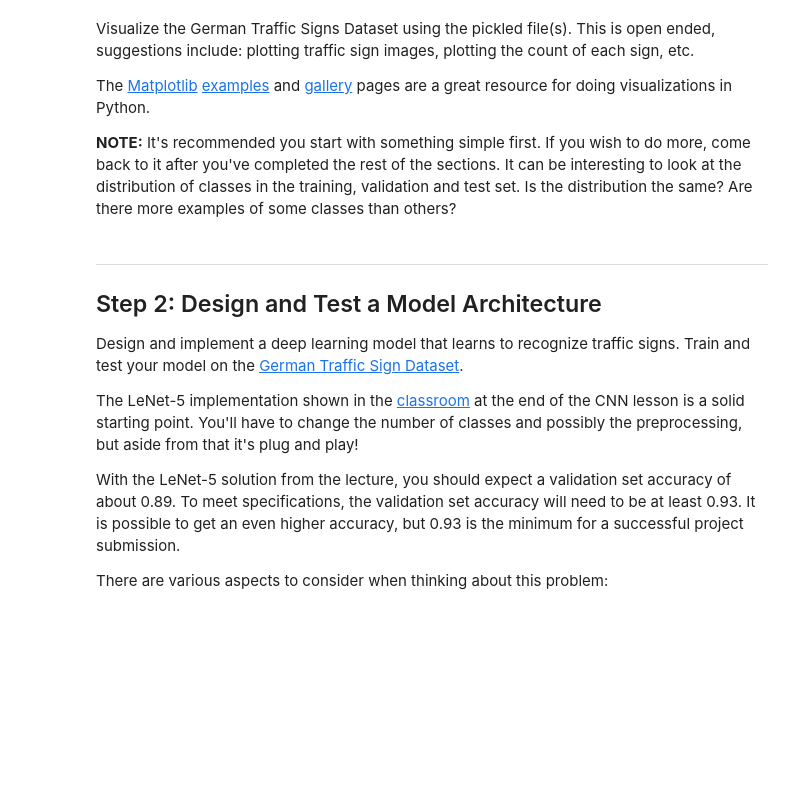
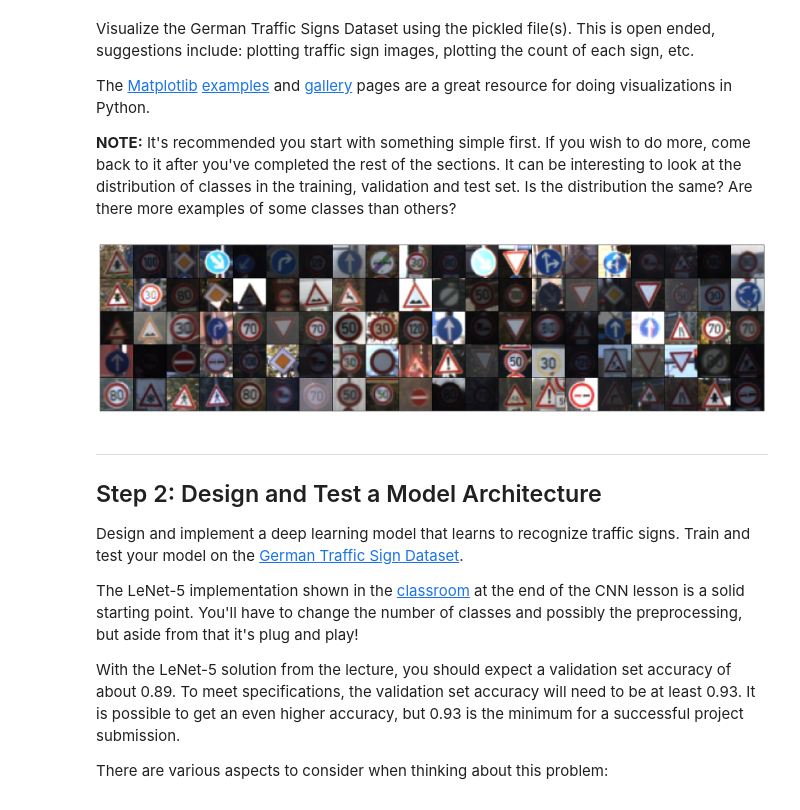
Before and after one commit to falangjoe/self-driving, a Jupyter notebook: CarND-Traffic-Sign-Classifier-Project/Traffic_Sign_Classifier.ipynb, the cells around one changed output. Cells and saved outputs as stored; diff of their text form; code cells hidden in the pictures; blank space fills up the shorter version.

```diff
--- a/CarND-Traffic-Sign-Classifier-Project/Traffic_Sign_Classifier.ipynb
+++ b/CarND-Traffic-Sign-Classifier-Project/Traffic_Sign_Classifier.ipynb
@@ -99,3 +93,40 @@ import matplotlib.pyplot as plt
+# %%
+### Data exploration visualization code goes here.
+### Feel free to use as many code cells as needed.
+import matplotlib.pyplot as plt
+import math
+import numpy.random as random
+# Visualizations will be shown in the notebook.
+
+%matplotlib inline
+%config InlineBackend.figure_format = 'retina'
+
+
+def show_training_images(rows, columns):
+
+    images = X_train[random.randint(0,n_train,rows*columns)]
+
+    fig, axes = plt.subplots(
+        nrows = rows,
+        ncols = columns,
+        sharex=True,
+        sharey=True,
+        figsize=(columns, rows)
+    )
+
+    plt.subplots_adjust(left=0,right=1,bottom=0,top=1)
+
+    for ii, ax in enumerate(axes.flatten()):
+        ax.imshow(images[ii])
+        ax.xaxis.set_visible(False)
+        ax.yaxis.set_visible(False)
+
+    plt.subplots_adjust(wspace=0, hspace=0)
+
+
+show_training_images(rows = 5, columns = 20)
+# %% [output]
+[figure, added]
 # %% [markdown]
 ----
 
```
Also changed, not shown: parts of 4 cells of this notebook.
